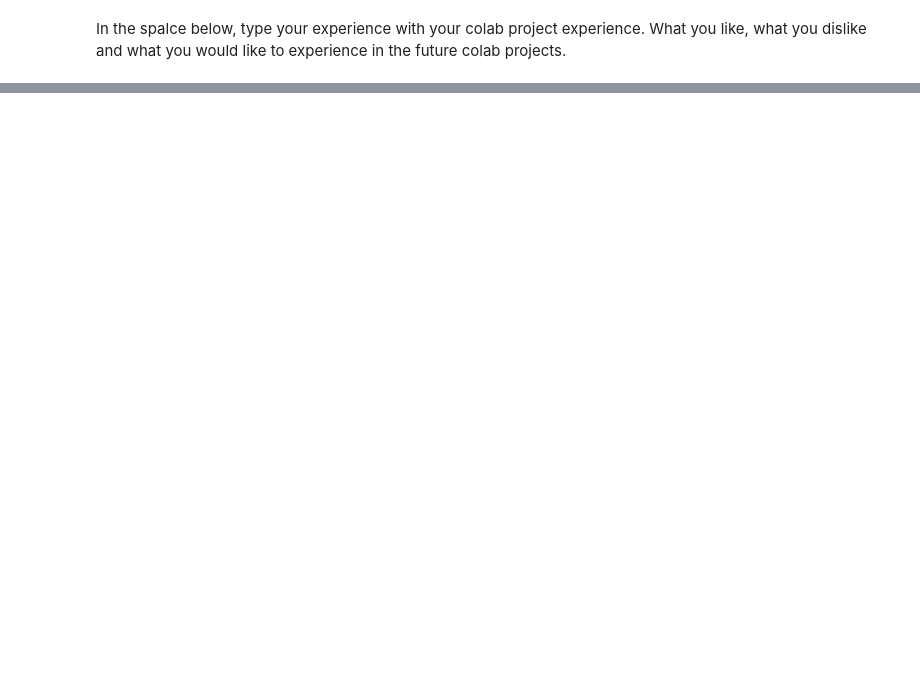
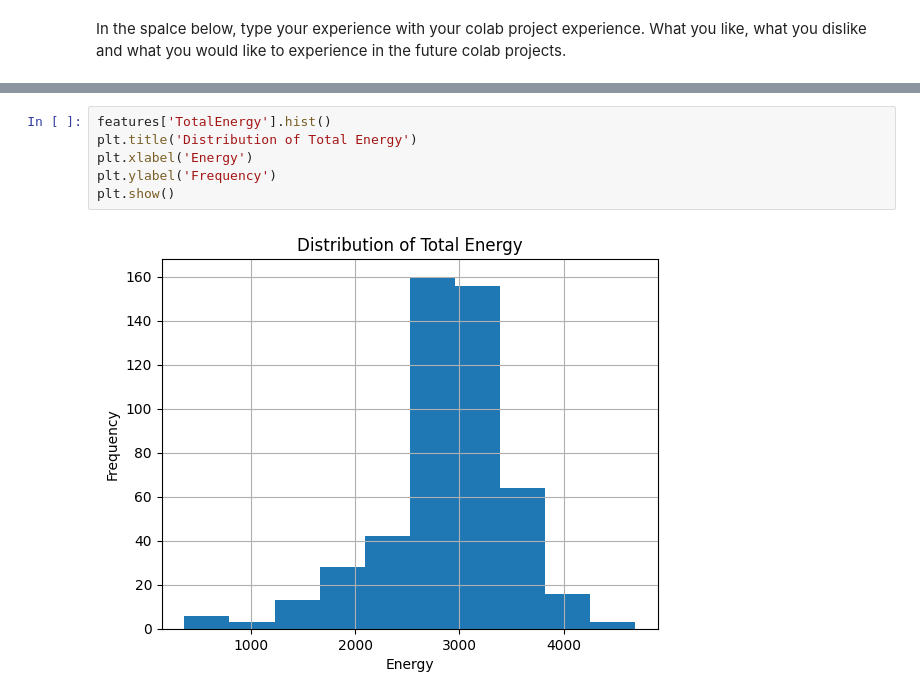
Before and after one commit to ncat-morrow/isen-project-1-ncat-engineers, a Jupyter notebook: ISEN_370_Project_1_Assignment.ipynb, the cells around one changed output, grey strips where cells are left out. Drawn from its saved outputs; the diff is of its cells as text; blank space fills up the shorter version.

```diff
--- a/ISEN_370_Project_1_Assignment.ipynb
+++ b/ISEN_370_Project_1_Assignment.ipynb
@@ -141,0 +160,8 @@ display(features.describe())
+# %%
+features['TotalEnergy'].hist()
+plt.title('Distribution of Total Energy')
+plt.xlabel('Energy')
+plt.ylabel('Frequency')
+plt.show()
+# %% [output]
+[figure, added]
```
Also changed, not shown: parts of 7 cells of this notebook.
